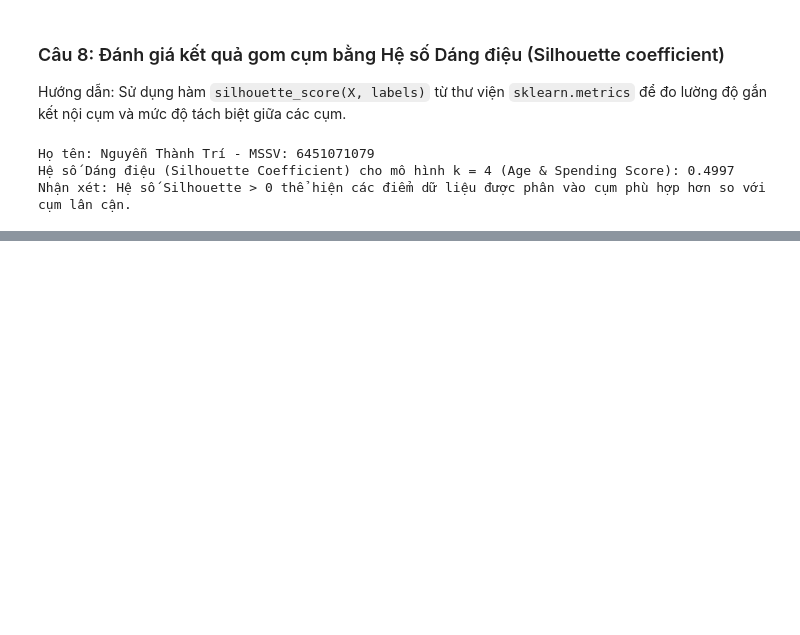
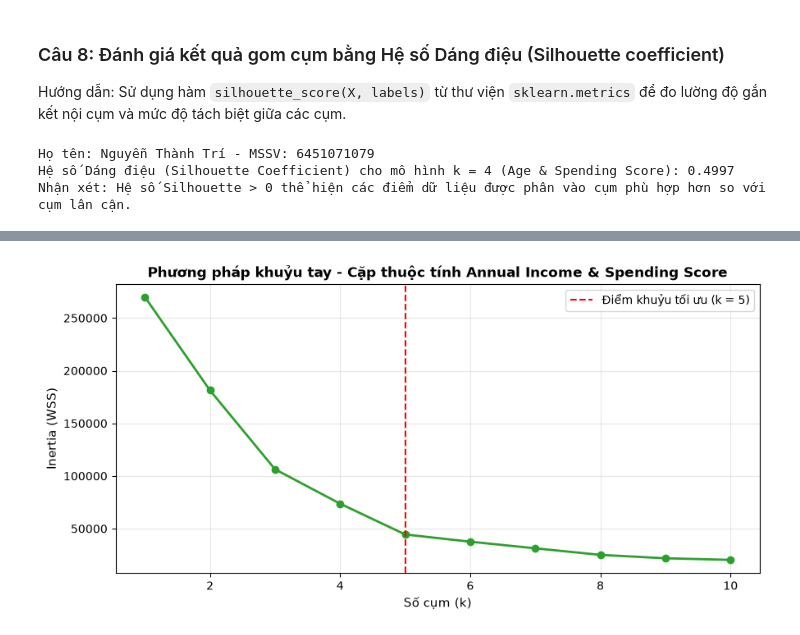
Before and after one commit to TriNguyenThanh/6451071079_Lab23, a Jupyter notebook: model/6451071079_LAB3_Bai5.ipynb, the cells around one changed output, grey strips where cells are left out. Saved outputs shown, nothing was run; the diff lists cells and outputs as text; code cells hidden in the pictures; blank space fills up the shorter version.

Commit message:
feature<bai5_cau9>: gom cum 2 thuoc tinh thu nhap diem mua sam va bieu do 3d plotly

```diff
--- a/model/6451071079_LAB3_Bai5.ipynb
+++ b/model/6451071079_LAB3_Bai5.ipynb
@@ -312,0 +317,93 @@ Nhận xét: Hệ số Silhouette > 0 thể hiện các điểm dữ liệu đư
+# %%
+# Nguyễn Thành Trí - MSSV: 6451071079
+print("Họ tên: Nguyễn Thành Trí - MSSV: 6451071079")
+
+# --- PHẦN 1: Gom cụm theo Annual Income & Spending Score ---
+print("--- 1. Gom cụm theo Thu nhập hằng năm và Số điểm mua sắm ---")
+X_inc_spend = df[['Annual Income (k$)', 'Spending Score (1-100)']].values
+
+# Elbow method
+inertia_list2 = []
+for k in range(1, 11):
+    km_temp = KMeans(n_clusters=k, init='random', n_init=10, random_state=42)
+    km_temp.fit(X_inc_spend)
+    inertia_list2.append(km_temp.inertia_)
+
+plt.figure(figsize=(9, 4.5))
+plt.plot(range(1, 11), inertia_list2, marker='o', color='#2ca02c', linewidth=2)
+plt.axvline(x=5, color='red', linestyle='--', linewidth=1.5, label='Điểm khuỷu tối ưu (k = 5)')
+plt.title('Phương pháp khuỷu tay - Cặp thuộc tính Annual Income & Spending Score', fontsize=12, fontweight='bold')
+plt.xlabel('Số cụm (k)', fontsize=11)
+plt.ylabel('Inertia (WSS)', fontsize=11)
+plt.legend(frameon=True)
+plt.grid(True, alpha=0.3)
+plt.tight_layout()
+plt.show()
+
+# Gom cụm k=5
+kmeans_inc_spend = KMeans(n_clusters=5, init='random', n_init=10, random_state=42)
+cluster_labels2 = kmeans_inc_spend.fit_predict(X_inc_spend)
+df['Cluster_Income_Spend'] = cluster_labels2
+centroids2 = kmeans_inc_spend.cluster_centers_
+
+# Trực quan hóa 2D
+plt.figure(figsize=(10, 6))
+colors_5 = ['#1f77b4', '#ff7f0e', '#2ca02c', '#d62728', '#9467bd']
+for i in range(5):
+    pts = X_inc_spend[cluster_labels2 == i]
+    plt.scatter(pts[:, 0], pts[:, 1], s=60, color=colors_5[i], label=f'Cụm {i}', alpha=0.7)
+
+plt.scatter(centroids2[:, 0], centroids2[:, 1], s=250, c='black', marker='X', edgecolor='white', linewidth=2, label='Tâm cụm')
+plt.title('Kết quả phân cụm khách hàng theo Thu nhập và Điểm mua sắm (k = 5)', fontsize=12, fontweight='bold')
+plt.xlabel('Thu nhập hằng năm (Annual Income - k$)', fontsize=11)
+plt.ylabel('Số điểm mua sắm (Spending Score 1-100)', fontsize=11)
+plt.legend(frameon=True)
+plt.grid(True, alpha=0.3)
+plt.tight_layout()
+plt.show()
+
+sil_score2 = silhouette_score(X_inc_spend, cluster_labels2)
+print(f"Hệ số Silhouette cho mô hình k = 5 (Income & Spending Score): {sil_score2:.4f}")
+
+# --- PHẦN 2: Gom cụm theo cả 3 thuộc tính: Age, Annual Income, Spending Score ---
+print("\n--- 2. Gom cụm theo 3 thuộc tính: Tuổi, Thu nhập và Điểm mua sắm ---")
+X_3d = df[['Age', 'Annual Income (k$)', 'Spending Score (1-100)']].values
+
+# Gom cụm k=5 (hoặc k=6)
+kmeans_3d = KMeans(n_clusters=5, init='random', n_init=10, random_state=42)
+cluster_labels_3d = kmeans_3d.fit_predict(X_3d)
+df['Cluster_3D'] = cluster_labels_3d
+centroids_3d = kmeans_3d.cluster_centers_
+
+sil_score3 = silhouette_score(X_3d, cluster_labels_3d)
+print(f"Hệ số Silhouette cho mô hình 3 thuộc tính (k = 5): {sil_score3:.4f}")
+
+# Trực quan hóa 3D tĩnh bằng Matplotlib
+fig_mpl = plt.figure(figsize=(10, 7))
+ax = fig_mpl.add_subplot(111, projection='3d')
+for i in range(5):
+    pts = X_3d[cluster_labels_3d == i]
+    ax.scatter(pts[:, 0], pts[:, 1], pts[:, 2], s=50, color=colors_5[i], label=f'Cụm {i}', alpha=0.7)
+ax.scatter(centroids_3d[:, 0], centroids_3d[:, 1], centroids_3d[:, 2], s=200, c='black', marker='X', label='Tâm cụm')
+ax.set_title('Phân cụm 3D khách hàng (Matplotlib 3D View)', fontsize=12, fontweight='bold')
+ax.set_xlabel('Tuổi (Age)', fontsize=10)
+ax.set_ylabel('Thu nhập (k$)', fontsize=10)
+ax.set_zlabel('Điểm mua sắm', fontsize=10)
+ax.legend(loc='upper right')
+plt.tight_layout()
+plt.show()
+
+# Trực quan hóa 3D tương tác bằng Plotly
+fig_plotly = px.scatter_3d(
+    df,
+    x='Age',
+    y='Annual Income (k$)',
+    z='Spending Score (1-100)',
+    color=df['Cluster_3D'].astype(str),
+    title='Biểu đồ 3D tương tác gom cụm khách hàng (Plotly 3D Scatter)',
+    labels={'color': 'Cụm'}
+)
+fig_plotly.update_traces(marker=dict(size=5, opacity=0.8))
+fig_plotly.update_layout(margin=dict(l=0, r=0, b=0, t=40))
+fig_plotly.show()
+# %% [output]
@@ -312,0 +412 @@ Nhận xét: Hệ số Silhouette > 0 thể hiện các điểm dữ liệu đư
+[figure, added]
```
Also changed, not shown: parts of 2 cells of this notebook.
